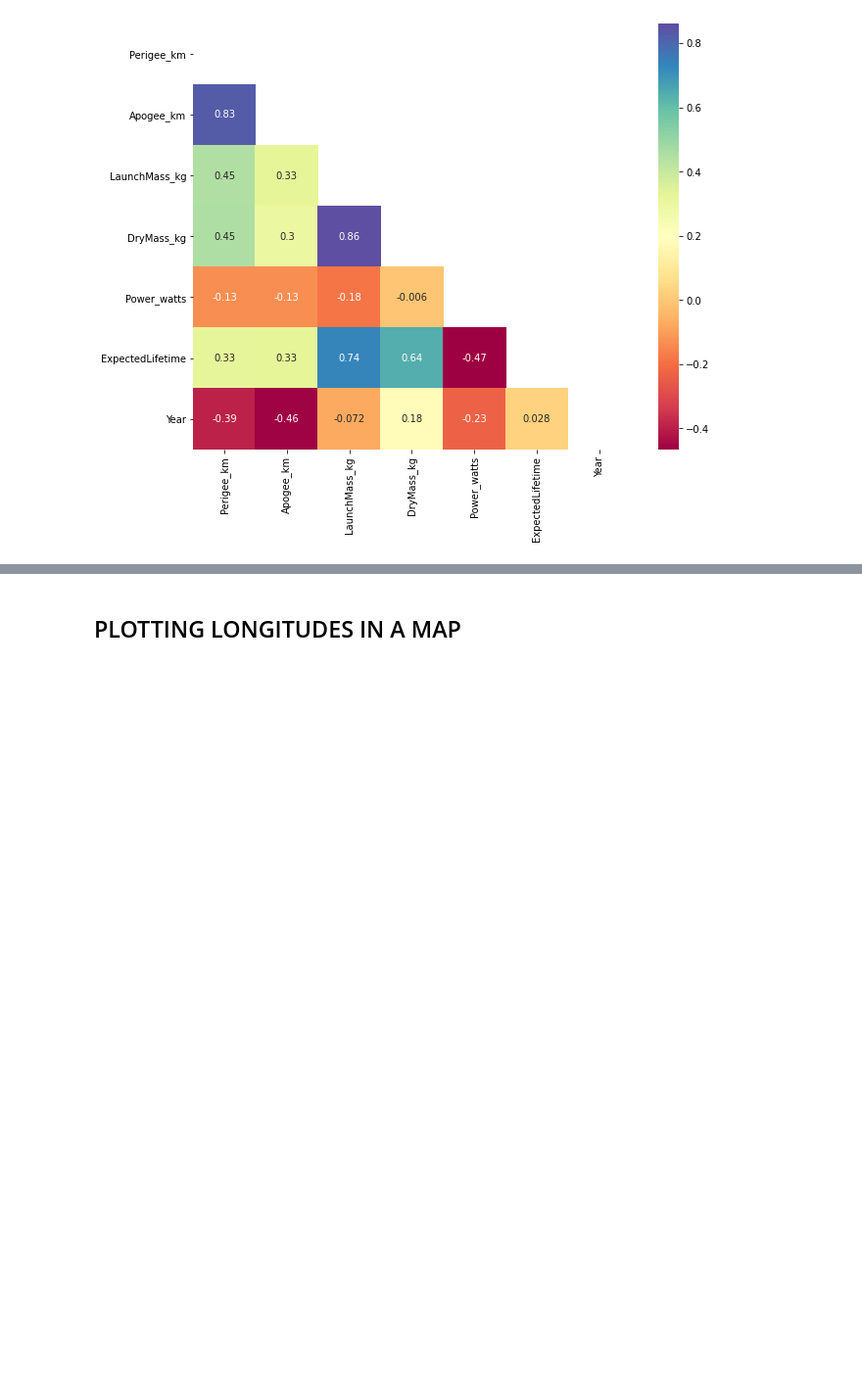
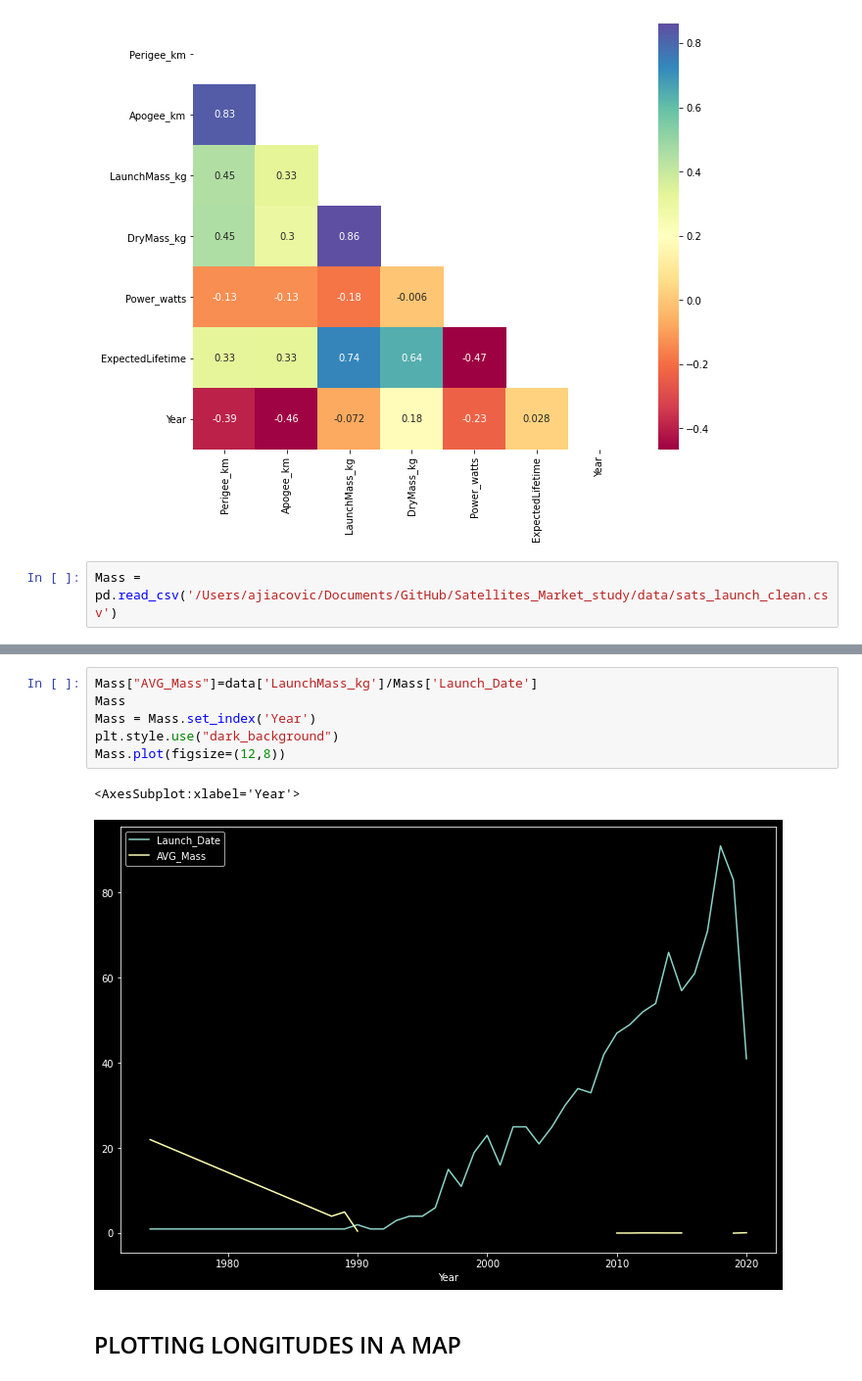
Before and after one commit to AjiacoVic/Satellites_Market_study, a Jupyter notebook: PART1 - Exploring Data.ipynb, the cells around one changed output, grey strips where cells are left out. Shown at 98% size. Cells and saved outputs as stored; diff of their text form; blank space fills up the shorter version.

```diff
--- a/PART1 - Exploring Data.ipynb
+++ b/PART1 - Exploring Data.ipynb
@@ -171,3 +173,5 @@ sns.heatmap(data_corr,mask=mask, cmap ='Spectral', annot=True)
 plt.show()
 # %% [output]
 [figure]
+# %%
+Mass = pd.read_csv('/Users/ajiacovic/Documents/GitHub/Satellites_Market_study/data/sats_launch_clean.csv')
@@ -174,3 +187,12 @@ plt.show()
+# %%
+Mass["AVG_Mass"]=data['LaunchMass_kg']/Mass['Launch_Date']
+Mass
+Mass = Mass.set_index('Year')
+plt.style.use("dark_background")
+Mass.plot(figsize=(12,8))
+# %% [output]
+<AxesSubplot:xlabel='Year'>
+[figure, added]
 # %% [markdown]
 ## PLOTTING LONGITUDES IN A MAP
 # %%
```
Also changed, not shown: parts of 4 cells of this notebook.
